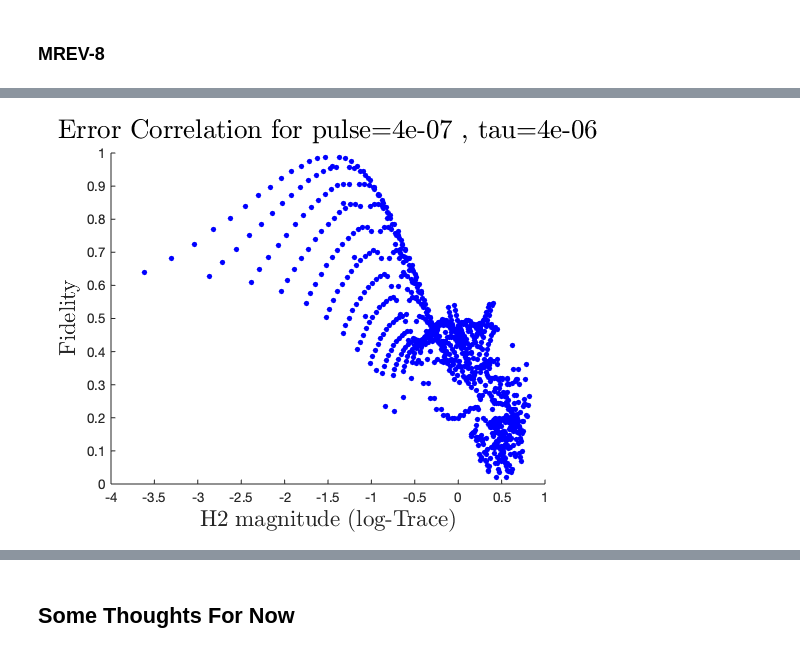
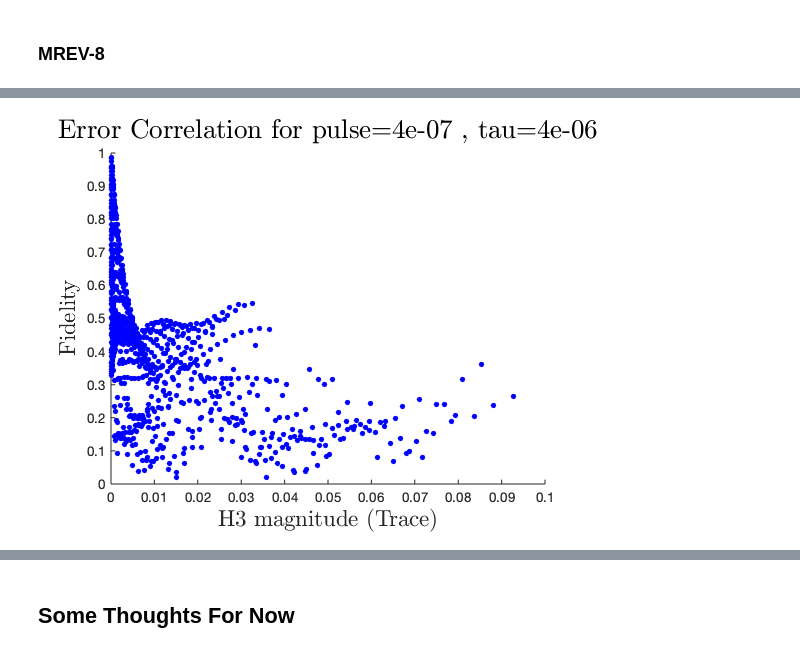
Before and after one commit to wynter-alford/spin-tools, a Jupyter notebook: Magnus Tools.ipynb, the cells around one changed output, grey strips where cells are left out. Cells and saved outputs as stored; diff of their text form; code cells hidden in the pictures.

```diff
--- a/Magnus Tools.ipynb
+++ b/Magnus Tools.ipynb
@@ -690,22 +754,22 @@ hold off
 # %%
 fidFile = 'Spinsim-2020/test_results_MREV8_fixedTime_midDelta-THISONE.mat';
-magFile = 'results01-07-21/h2_MREV8_TauDeltaGrid_magnus_results_07-Jan-2021.mat';
+magFile = 'results01-07-21/h3_MREV8_TauDeltaGrid_magnus_results_07-Jan-2021.mat';
 pulse = .4e-6;
 tau = 4e-6;
 
 r = fidelityMagnusConvert(fidFile,magFile, pulse, tau);
 scatter(r.hterms,r.fidelities,17,'blue','filled')
 hold on
 h = title(strcat('Error Correlation for pulse=',string(pulse),' , tau=',string(tau)));
 %h = title(strcat('Error Correlation for tau=',string(tau)));
 set(h,'interpreter','latex','fontsize',20);
-h = xlabel('H2 magnitude (log-Trace)');
+h = xlabel('H3 magnitude (Trace)');
 set(h,'interpreter','latex','fontsize',17);
 h = ylabel('Fidelity');
 set(h,'interpreter','latex','fontsize',17);
 %legend('tau = 4us','tau = 8us', 'tau = 2us')
 hold off
 # %% [output]
-[figure, old version]
+[figure, new version]
 # %%
 fidFile = 'Spinsim-2020/test_results_MREV8_fixedTime_midDelta-THISONE.mat';
```
Also changed, not shown: parts of 171 cells of this notebook.
